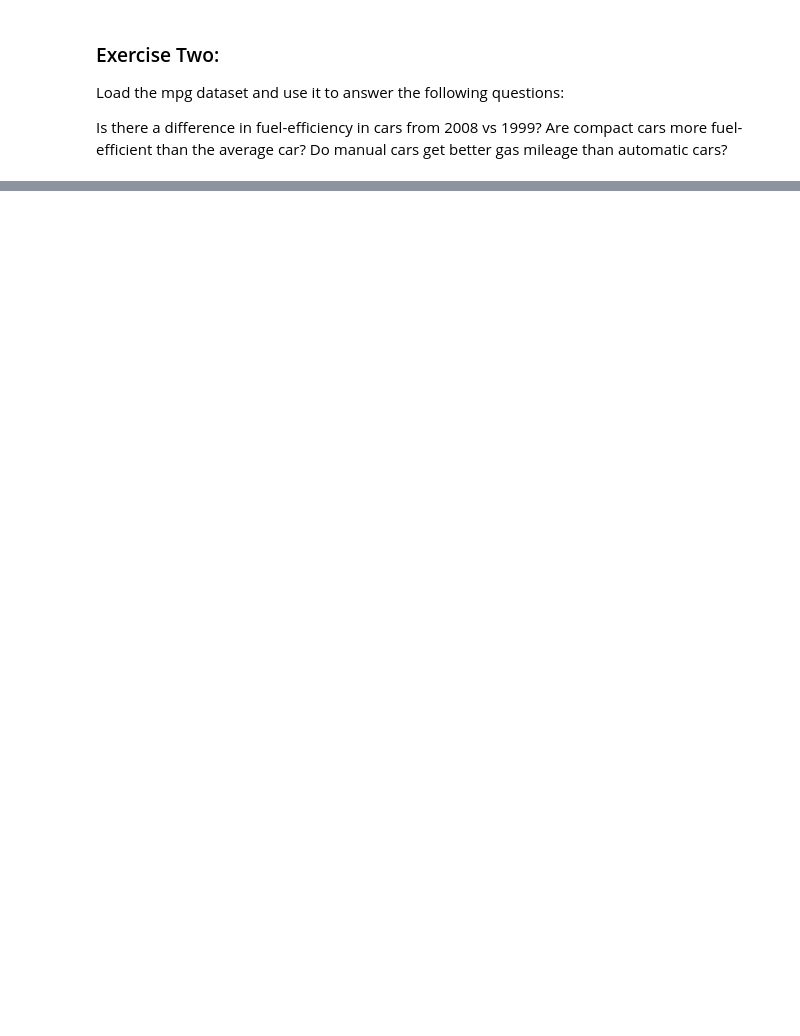
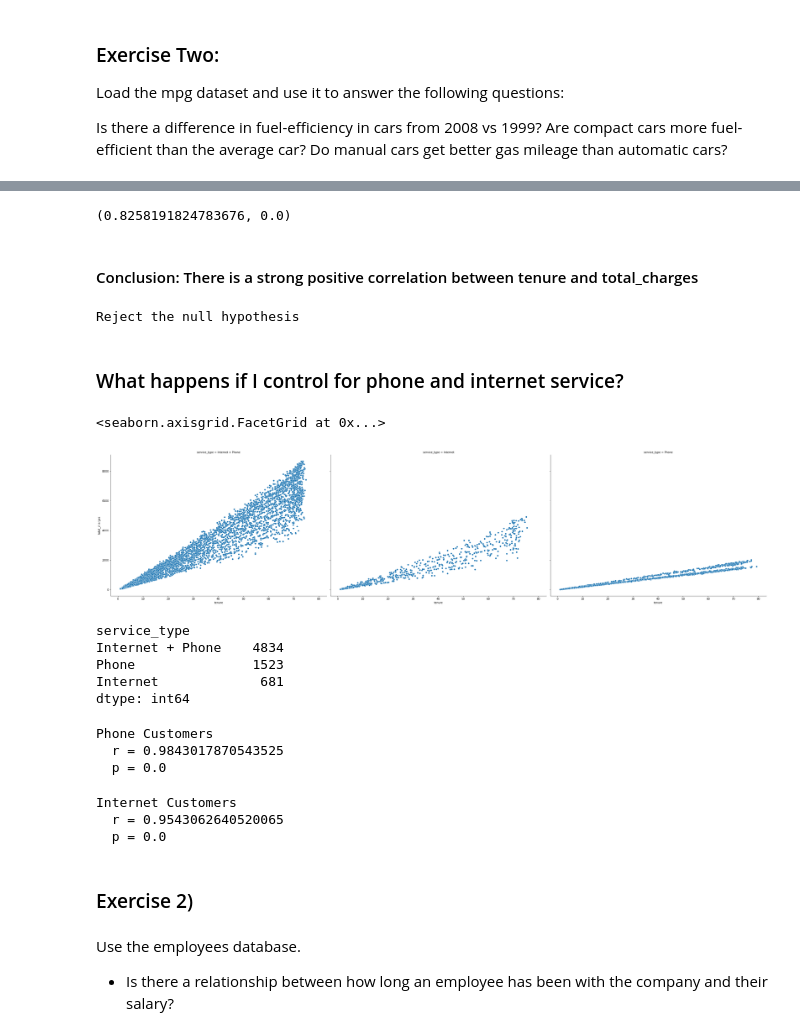
Before and after one commit to jeneyring/Stats, a Jupyter notebook: hypothesis_testing.ipynb, the cells around one changed output, grey strips where cells are left out. Drawn from its saved outputs; the diff is of its cells as text; code cells hidden in the pictures; blank space fills up the shorter version.

Commit message:
working on correlations

```diff
--- a/hypothesis_testing.ipynb
+++ b/hypothesis_testing.ipynb
@@ -247,0 +253,7 @@ TypeError: unsupported operand type(s) for /: 'str' and 'int'
+# %%
+##cleaning data for any spaces...
+df['tenure']= df.tenure.replace(' ',np.nan)
+df['total_charges']= df.total_charges.replace(" ",np.nan)
+# %%
+df_xy=df[['tenure','total_charges','service_type']].dropna()
+df_xy
@@ -247,0 +277,29 @@ TypeError: unsupported operand type(s) for /: 'str' and 'int'
+# %%
+r, p = stats.pearsonr(x,y)
+r,p
+# %% [output]
+(0.8258191824783676, 0.0)
+# %% [markdown]
+#### Conclusion: There is a strong positive correlation between tenure and total_charges
+# %%
+if p < alpha:
+    print('Reject the null hypothesis')
+else:
+    print('Fail to rejcet the null hypothesis')
+# %% [output]
+Reject the null hypothesis
+# %% [markdown]
+### What happens if I control for phone and internet service?
+# %%
+sns.relplot(data=df_xy, y='total_charges', x='tenure', col='service_type',height=8.27, aspect=11.7/8.27)
+# %% [output]
+<seaborn.axisgrid.FacetGrid at 0x...>
+[figure, added]
+# %%
+df_xy.value_counts('service_type')
+# %% [output]
+service_type
+Internet + Phone    4834
+Phone               1523
+Internet             681
+dtype: int64
@@ -247,0 +309,20 @@ TypeError: unsupported operand type(s) for /: 'str' and 'int'
+# %%
+r, p = stats.pearsonr(phone.tenure, phone.total_charges)
+print('Phone Customers')
+print('  r =', r)
+print('  p =', p)
+# %% [output]
+Phone Customers
+  r = 0.9843017870543525
+  p = 0.0
+# %%
+r, p = stats.pearsonr(Internet.tenure, Internet.total_charges)
+print('Internet Customers')
+print('  r =', r)
+print('  p =', p)
+# %% [output]
+Internet Customers
+  r = 0.9543062640520065
+  p = 0.0
+# %% [markdown]
+### Exercise 2)
@@ -247,0 +337,3 @@ TypeError: unsupported operand type(s) for /: 'str' and 'int'
+# %% [markdown]
+Use the employees database.
+- Is there a relationship between how long an employee has been with the company and their salary?
```
Also changed, not shown: parts of 38 cells of this notebook, 4 other files.
